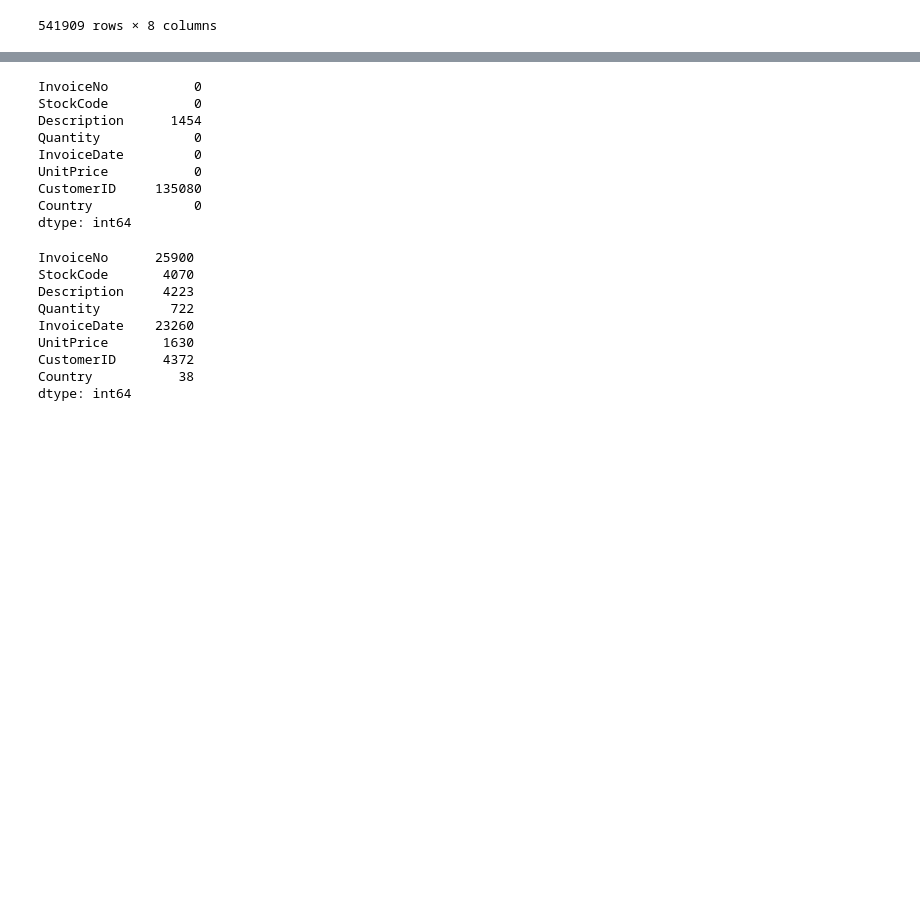
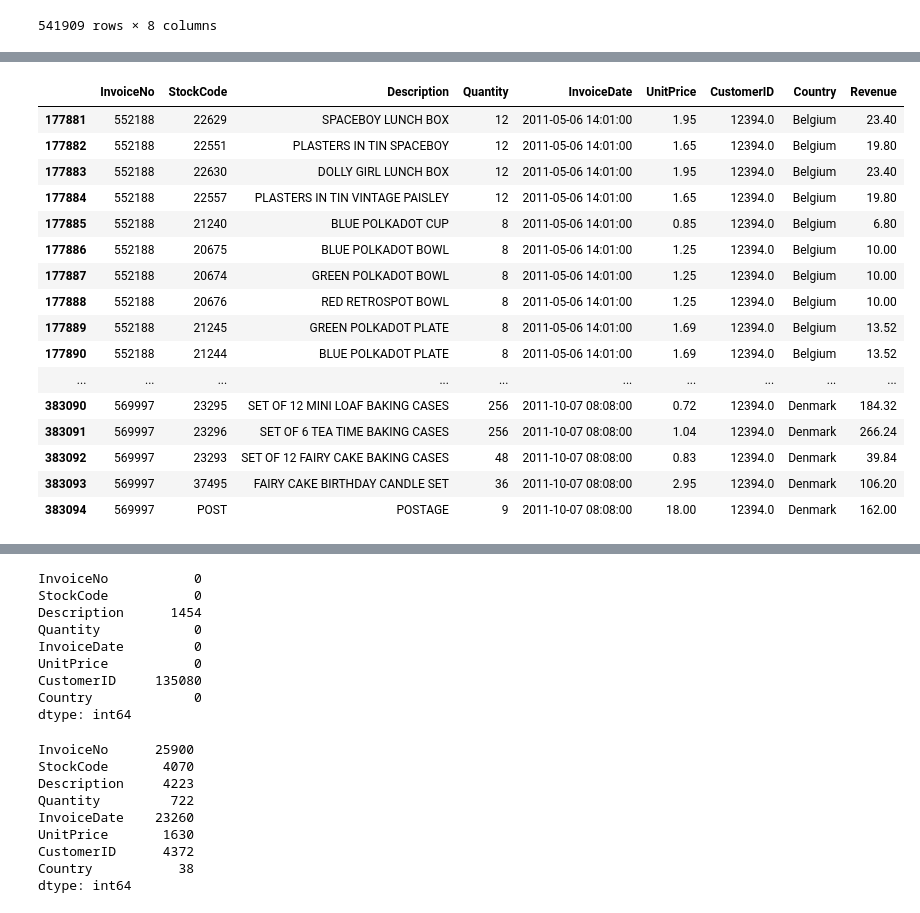
Before and after one commit to Juban0102/retail-analytics_and_demand-forecasting, a Jupyter notebook: notebooks/01_data_exploration.ipynb, the cells around one changed output, grey strips where cells are left out. Saved outputs shown, nothing was run; the diff lists cells and outputs as text; code cells hidden in the pictures; blank space fills up the shorter version.

```diff
--- a/notebooks/01_data_exploration.ipynb
+++ b/notebooks/01_data_exploration.ipynb
@@ -22,5 +221,14 @@ df_retail
 # %%
-df_retail["Revenue"] = df_retail["Quantity"] * df_retail["UnitPrice"]
+from sqlalchemy import create_engine
 
-df_retail
+engine = create_engine(
+    "postgresql+psycopg://postgres:Patriotism0102@localhost:5432/retail_sales"
+)
+
+df_invoiceitems.to_sql(
+    "invoiceitems",
+    engine,
+    if_exists = "append",
+    index=False
+)
 # %% [output]
@@ -40 +237,21 @@ df_retail
+# %%
+df_retail[df_retail["CustomerID"] == 12394]
+# %% [output]
+|  | InvoiceNo | StockCode | Description | Quantity | InvoiceDate | UnitPrice | CustomerID | Country | Revenue |
+| 177881 | 552188 | 22629 | SPACEBOY LUNCH BOX | 12 | 2011-05-06 14:01:00 | 1.95 | 12394.0 | Belgium | 23.40 |
+| 177882 | 552188 | 22551 | PLASTERS IN TIN SPACEBOY | 12 | 2011-05-06 14:01:00 | 1.65 | 12394.0 | Belgium | 19.80 |
+| 177883 | 552188 | 22630 | DOLLY GIRL LUNCH BOX | 12 | 2011-05-06 14:01:00 | 1.95 | 12394.0 | Belgium | 23.40 |
+| 177884 | 552188 | 22557 | PLASTERS IN TIN VINTAGE PAISLEY | 12 | 2011-05-06 14:01:00 | 1.65 | 12394.0 | Belgium | 19.80 |
+| 177885 | 552188 | 21240 | BLUE POLKADOT CUP | 8 | 2011-05-06 14:01:00 | 0.85 | 12394.0 | Belgium | 6.80 |
+| 177886 | 552188 | 20675 | BLUE POLKADOT BOWL | 8 | 2011-05-06 14:01:00 | 1.25 | 12394.0 | Belgium | 10.00 |
+| 177887 | 552188 | 20674 | GREEN POLKADOT BOWL | 8 | 2011-05-06 14:01:00 | 1.25 | 12394.0 | Belgium | 10.00 |
+| 177888 | 552188 | 20676 | RED RETROSPOT BOWL | 8 | 2011-05-06 14:01:00 | 1.25 | 12394.0 | Belgium | 10.00 |
+| 177889 | 552188 | 21245 | GREEN POLKADOT PLATE | 8 | 2011-05-06 14:01:00 | 1.69 | 12394.0 | Belgium | 13.52 |
+| 177890 | 552188 | 21244 | BLUE POLKADOT PLATE | 8 | 2011-05-06 14:01:00 | 1.69 | 12394.0 | Belgium | 13.52 |
+| ... | ... | ... | ... | ... | ... | ... | ... | ... | ... |
+| 383090 | 569997 | 23295 | SET OF 12 MINI LOAF BAKING CASES | 256 | 2011-10-07 08:08:00 | 0.72 | 12394.0 | Denmark | 184.32 |
+| 383091 | 569997 | 23296 | SET OF 6 TEA TIME BAKING CASES | 256 | 2011-10-07 08:08:00 | 1.04 | 12394.0 | Denmark | 266.24 |
+| 383092 | 569997 | 23293 | SET OF 12 FAIRY CAKE BAKING CASES | 48 | 2011-10-07 08:08:00 | 0.83 | 12394.0 | Denmark | 39.84 |
+| 383093 | 569997 | 37495 | FAIRY CAKE BIRTHDAY CANDLE SET | 36 | 2011-10-07 08:08:00 | 2.95 | 12394.0 | Denmark | 106.20 |
+| 383094 | 569997 | POST | POSTAGE | 9 | 2011-10-07 08:08:00 | 18.00 | 12394.0 | Denmark | 162.00 |
 # %%
```
Also changed, not shown: parts of 20 cells of this notebook, 1 other file.
